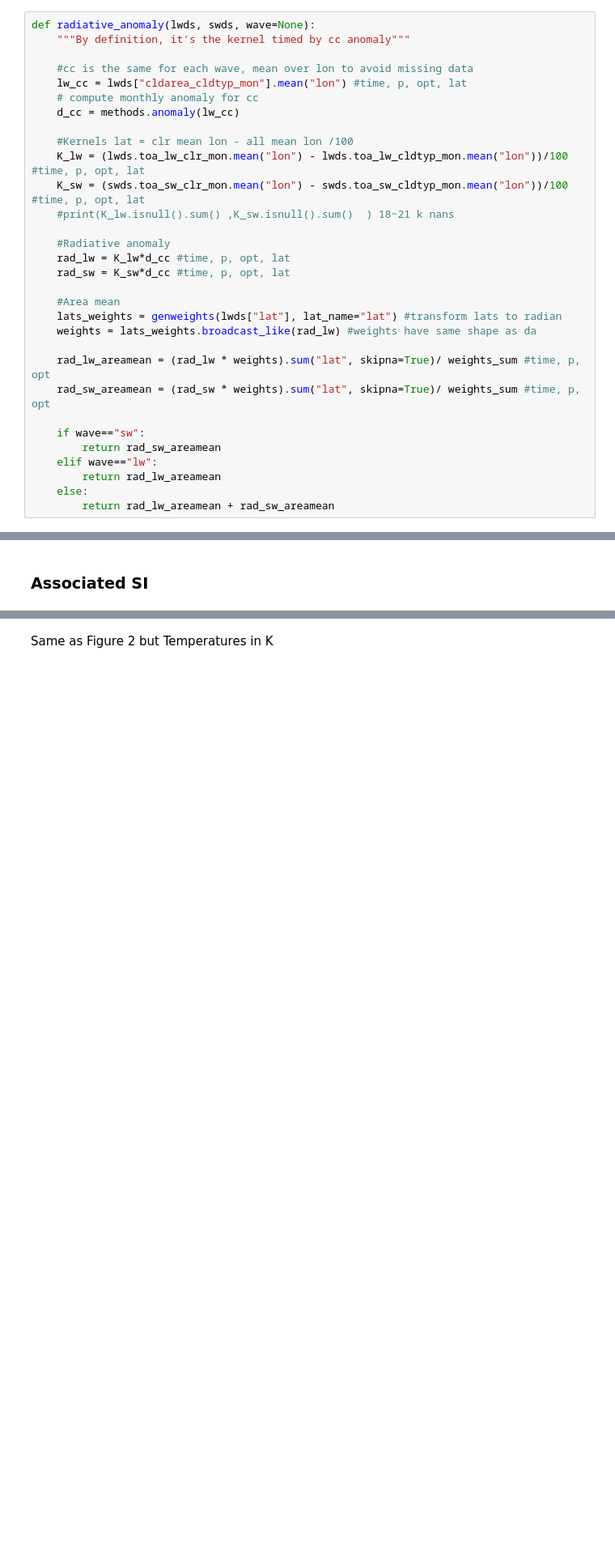
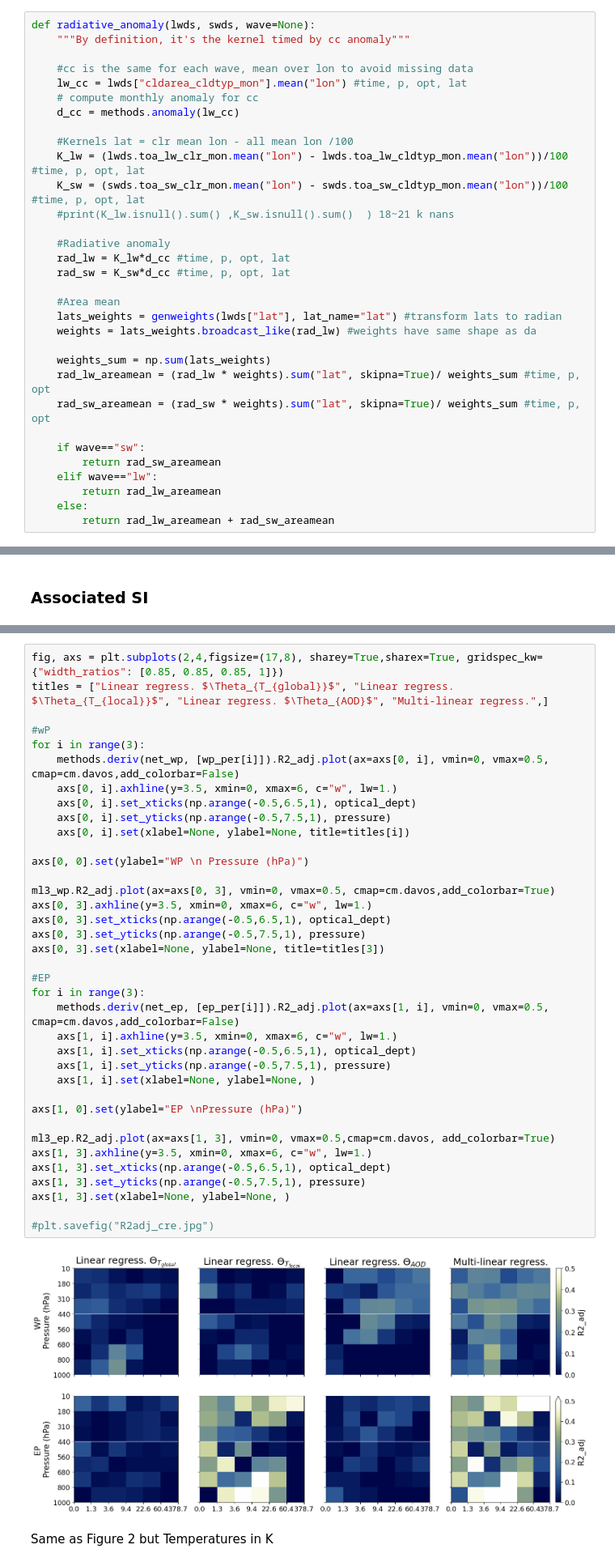
Before and after one commit to paula-rj/high-cloud-CRE-2026, a Jupyter notebook: analysis-high-cloud-cre.ipynb, the cells around one changed output, grey strips where cells are left out. Shown at 81% size. Cells and saved outputs as stored; diff of their text form; blank space fills up the shorter version.

```diff
--- a/analysis-high-cloud-cre.ipynb
+++ b/analysis-high-cloud-cre.ipynb
@@ -853,6 +853,7 @@ def radiative_anomaly(lwds, swds, wave=None):
     lats_weights = genweights(lwds["lat"], lat_name="lat") #transform lats to radian
     weights = lats_weights.broadcast_like(rad_lw) #weights have same shape as da
 
+    weights_sum = np.sum(lats_weights)
     rad_lw_areamean = (rad_lw * weights).sum("lat", skipna=True)/ weights_sum #time, p, opt
     rad_sw_areamean = (rad_sw * weights).sum("lat", skipna=True)/ weights_sum #time, p, opt
 
@@ -942,3 +959,42 @@ total_hc(ml3_wp, var=2)
+# %%
+fig, axs = plt.subplots(2,4,figsize=(17,8), sharey=True,sharex=True, gridspec_kw={"width_ratios": [0.85, 0.85, 0.85, 1]})
+titles = ["Linear regress. $\Theta_{T_{global}}$", "Linear regress. $\Theta_{T_{local}}$", "Linear regress. $\Theta_{AOD}$", "Multi-linear regress.",]
+
+#wP
+for i in range(3):
+    methods.deriv(net_wp, [wp_per[i]]).R2_adj.plot(ax=axs[0, i], vmin=0, vmax=0.5, cmap=cm.davos,add_colorbar=False)
+    axs[0, i].axhline(y=3.5, xmin=0, xmax=6, c="w", lw=1.)
+    axs[0, i].set_xticks(np.arange(-0.5,6.5,1), optical_dept)
+    axs[0, i].set_yticks(np.arange(-0.5,7.5,1), pressure)
+    axs[0, i].set(xlabel=None, ylabel=None, title=titles[i])
+
+axs[0, 0].set(ylabel="WP \n Pressure (hPa)")
+
+ml3_wp.R2_adj.plot(ax=axs[0, 3], vmin=0, vmax=0.5, cmap=cm.davos,add_colorbar=True)
+axs[0, 3].axhline(y=3.5, xmin=0, xmax=6, c="w", lw=1.)
+axs[0, 3].set_xticks(np.arange(-0.5,6.5,1), optical_dept)
+axs[0, 3].set_yticks(np.arange(-0.5,7.5,1), pressure)
+axs[0, 3].set(xlabel=None, ylabel=None, title=titles[3])
+
+#EP
+for i in range(3):
+    methods.deriv(net_ep, [ep_per[i]]).R2_adj.plot(ax=axs[1, i], vmin=0, vmax=0.5, cmap=cm.davos,add_colorbar=False)
+    axs[1, i].axhline(y=3.5, xmin=0, xmax=6, c="w", lw=1.)
+    axs[1, i].set_xticks(np.arange(-0.5,6.5,1), optical_dept)
+    axs[1, i].set_yticks(np.arange(-0.5,7.5,1), pressure)
+    axs[1, i].set(xlabel=None, ylabel=None, )
+
+axs[1, 0].set(ylabel="EP \nPressure (hPa)")
+
+ml3_ep.R2_adj.plot(ax=axs[1, 3], vmin=0, vmax=0.5,cmap=cm.davos, add_colorbar=True)
+axs[1, 3].axhline(y=3.5, xmin=0, xmax=6, c="w", lw=1.)
+axs[1, 3].set_xticks(np.arange(-0.5,6.5,1), optical_dept)
+axs[1, 3].set_yticks(np.arange(-0.5,7.5,1), pressure)
+axs[1, 3].set(xlabel=None, ylabel=None, )
+
+#plt.savefig("R2adj_cre.jpg")
+# %% [output]
+[figure, added]
 # %% [markdown]
 Same as Figure 2 but Temperatures in K
 # %%
```
Also changed, not shown: parts of 52 cells of this notebook.
